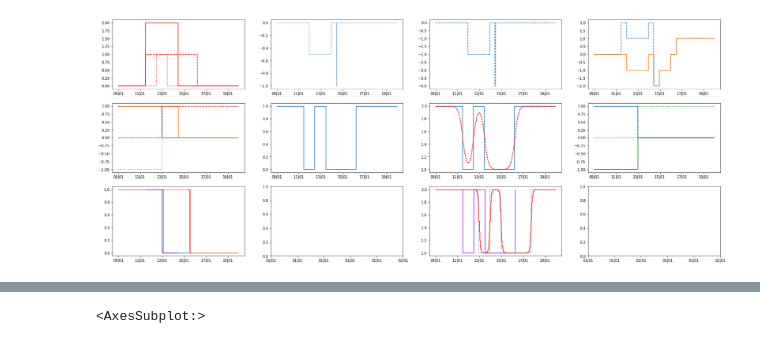
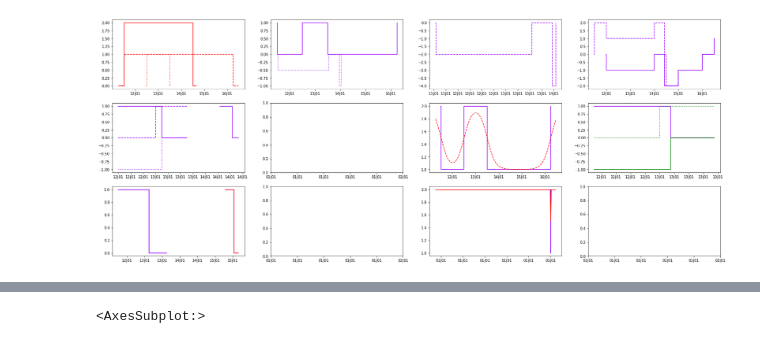
Before and after one commit to probability/topicmodelunderstanding, a Jupyter notebook: Notebooks/operations tests.ipynb, the cells around one changed output, grey strips where cells are left out. Cells and saved outputs as stored; diff of their text form; code cells hidden in the pictures.

```diff
--- a/Notebooks/operations tests.ipynb
+++ b/Notebooks/operations tests.ipynb
@@ -29,60 +29,60 @@ std2 = Steps(use_datetime=True).add([s8d])
 
 
 
-axr1[0].step(t,s7d(t),color='r')
-axr1[0].step(t,s8d(t),color='r',linestyle=':')
-axr1[0].step(t,s9d(t),color='r',linestyle='--')
+s7d.plot(ax=axr1[0],color='r')
+s8d.plot(ax=axr1[0],color='r',linestyle=':')
+s9d.plot(ax=axr1[0],color='r',linestyle='--')
 
-axr1[1].step(t,((std/s7d))(t),linestyle=':')
-axr2[1].step(t,(std2-s9d+Step(use_datetime=True))(t))
+((std/s7d)).plot(ax=axr1[1],linestyle=':')
+(std2-s9d+Step(use_datetime=True)).plot(ax=axr1[1])
 
-axr1[2].step(t,((std*s7d))(t),linestyle='--')
+((std*s7d)).plot(ax=axr1[2],linestyle='--')
 
-axr1[3].step(t,(std+s7d)(t),linestyle='--')
-axr1[3].step(t,std(t))
+(std+s7d).plot(ax=axr1[3],linestyle='--')
+std.plot(ax=axr1[3])
 
-axr2[2].step(t,(std2-s9d+2)(t))
-axr2[2].step(t,(std2-s9d+2).smooth_step(t,smooth_factor=30000),color='r',linestyle='--')
+(std2-s9d+2).plot(ax=axr2[2])
+(std2-s9d+2).smooth_plot(ax=axr2[2],smooth_factor=30000,color='r',linestyle='--')
 
-axr2[0].step(t,s3d(t))
-axr2[0].step(t,(s3d>>pd.Timedelta(days=1.5))(t))
-axr2[0].step(t,(s3d.reflect())(t),linestyle=':')
-axr2[0].step(t,(s3d.reflect(axis=1))(t),linestyle='--')
+s3d.plot(ax=axr2[0])
+(s3d>>pd.Timedelta(days=1.5)).plot(ax=axr2[0])
+(s3d.reflect()).plot(ax=axr2[0],linestyle=':')
+(s3d.reflect(axis=1)).plot(ax=axr2[0],linestyle='--')
 
-axr2[3].step(t,s3d(t))
-axr2[3].step(t,(s3d.reflect())(t),color='g')
-axr2[3].step(t,(s3d.reflect(axis=1))(t),color='g',linestyle=':')
+s3d.plot(ax=axr2[3])
+(s3d.reflect()).plot(ax=axr2[3],color='g')
+(s3d.reflect(axis=1)).plot(ax=axr2[3],color='g',linestyle=':')
 
 smulti = std2-s9d+2
 
 smulti.plot(ax=axr3[2])
-axr3[2].step(t,(smulti>>pd.Timedelta(days=1.5))(t),linestyle=':')
-axr3[2].step(t,(smulti>>pd.Timedelta(days=1.5)).smooth_step(t,smooth_factor=10000),color='r')
+(smulti>>pd.Timedelta(days=1.5)).plot(ax=axr3[2],linestyle=':')
+(smulti>>pd.Timedelta(days=1.5)).smooth_plot(ax=axr3[2],smooth_factor=10000,color='r')
 #(smulti<2).plot(ax=axr3[2],color='r')
 
-axr3[0].step(t,s3d(t))
-axr3[0].step(t,(s3d>>pd.Timedelta(days=2.5))(t))
+s3d.plot(ax=axr3[0])
+(s3d>>pd.Timedelta(days=2.5)).plot(ax=axr3[0])
 s3d.plot(ax=axr3[0])
 (s3d>>pd.Timedelta(days=2.5)).plot(ax=axr3[0],color='r')
 
 
 date_form = DateFormatter('%d|%m')
 axr1[0].xaxis.set_major_formatter(date_form)
 axr1[1].xaxis.set_major_formatter(date_form)
 axr1[2].xaxis.set_major_formatter(date_form)
 axr1[3].xaxis.set_major_formatter(date_form)
 
 axr2[0].xaxis.set_major_formatter(date_form)
 axr2[1].xaxis.set_major_formatter(date_form)
 axr2[2].xaxis.set_major_formatter(date_form)
 axr2[3].xaxis.set_major_formatter(date_form)
 
 axr3[0].xaxis.set_major_formatter(date_form)
 axr3[1].xaxis.set_major_formatter(date_form)
 axr3[2].xaxis.set_major_formatter(date_form)
 axr3[3].xaxis.set_major_formatter(date_form)
 # %% [output]
-[figure, old version]
+[figure, new version]
 # %%
 t = np.arange(10,20,0.01)
 fig, (axr1,axr2,axr3,axr4) = plt.subplots(ncols = 4, nrows=4, figsize=(30,12))
```
Also changed, not shown: parts of 3 cells of this notebook, 4 other files.
